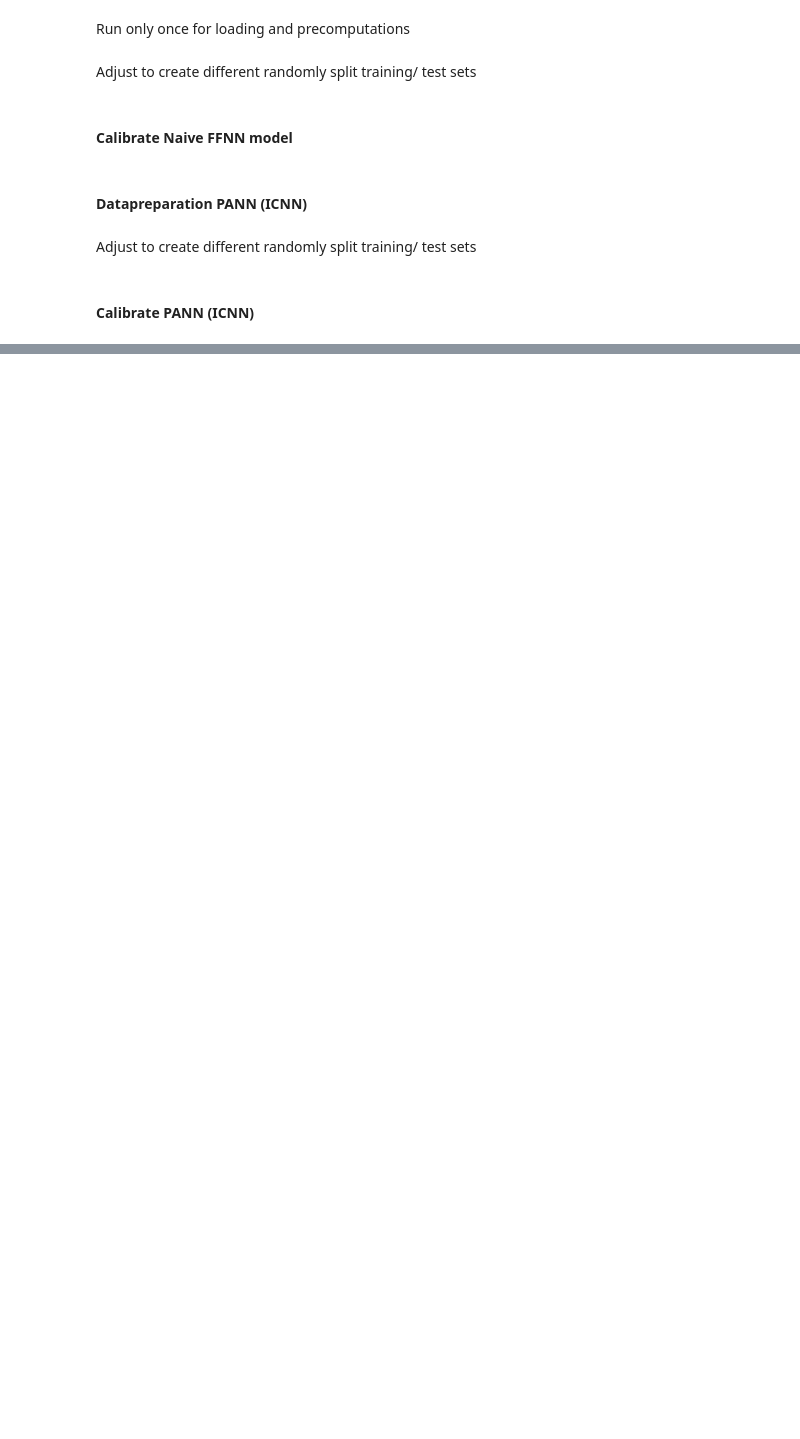
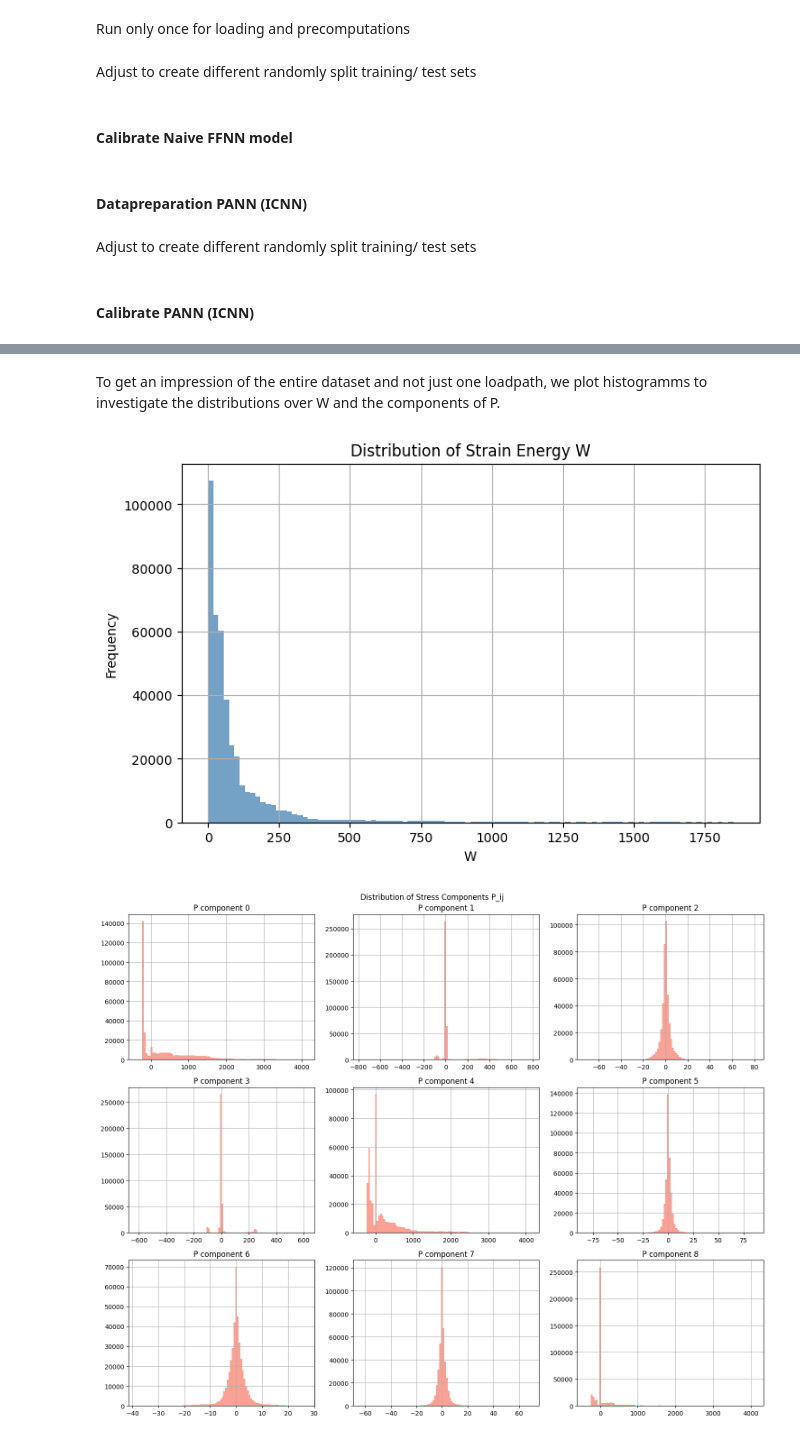
Before and after one commit to Lukas-F-1/ML-Tutorial-WS25_26, a Jupyter notebook: ffnn_introduction/main_t2.ipynb, the cells around one changed output, grey strips where cells are left out. Cells and saved outputs as stored; diff of their text form; code cells hidden in the pictures; blank space fills up the shorter version.

```diff
--- a/ffnn_introduction/main_t2.ipynb
+++ b/ffnn_introduction/main_t2.ipynb
@@ -512,0 +552,7 @@ W_I_model_A, W_I_model_history_A = tm.train_WI(
+# %% [markdown]
+To get an impression of the entire dataset and not just one loadpath, we plot histogramms to investigate the distributions over W and the components of P.
+# %%
+vis.plot_dataset_distributions(W_all, P_all, bins=100)
+# %% [output]
+[figure, added]
+[figure, added]
```
Also changed, not shown: parts of 10 cells of this notebook, 5 other files.
